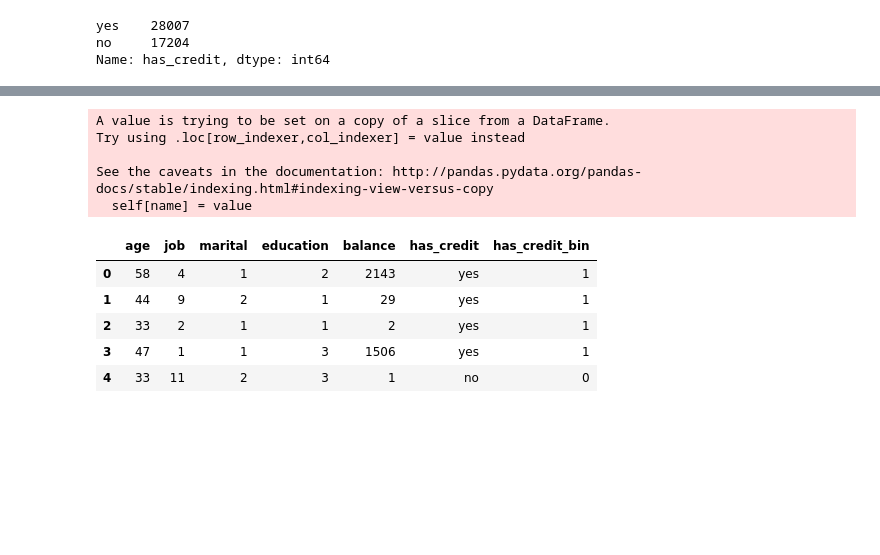
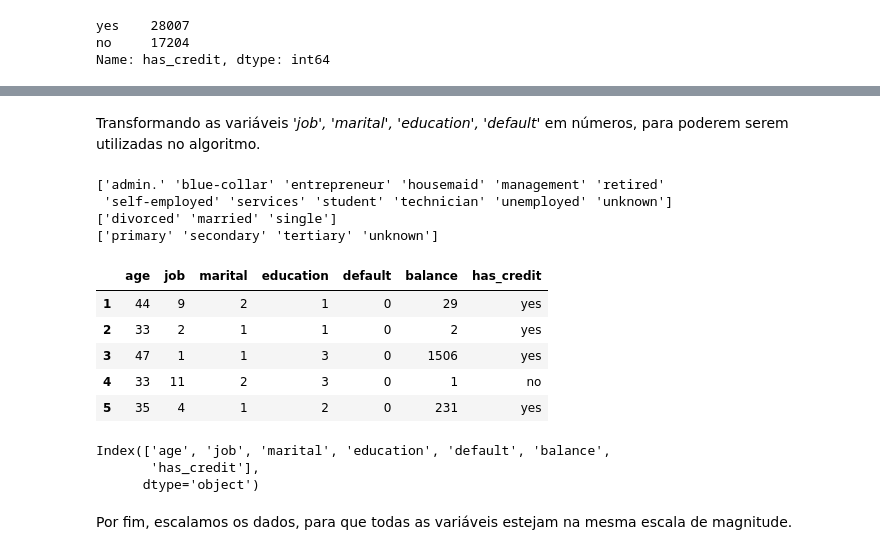
Before and after one commit to joao-a-silva/ds-test-1, a Jupyter notebook: teste_cientista_tailorit.ipynb, the cells around one changed output, grey strips where cells are left out. Drawn from its saved outputs; the diff is of its cells as text; code cells hidden in the pictures; blank space fills up the shorter version.

```diff
--- a/teste_cientista_tailorit.ipynb
+++ b/teste_cientista_tailorit.ipynb
@@ -316,4 +313,2 @@ df.head()
 # %%
-df2 = df[['age', 'job', 'marital', 'education', 'balance', 'has_credit']]
-df2['has_credit_bin'] = df2.has_credit.apply(lambda x: 1 if x == 'yes' else 0)
-df2.head()
+df2 = df[['age', 'job', 'marital', 'education', 'default', 'balance', 'has_credit']]
@@ -330,0 +334,4 @@ See the caveats in the documentation: http://pandas.pydata.org/pandas-docs/stabl
+# %%
+from scipy.stats import iqr
+irq = iqr(df2.age)
+irq
@@ -330,0 +340,3 @@ See the caveats in the documentation: http://pandas.pydata.org/pandas-docs/stabl
+# %%
+df2 = df2[df2.age <= df2.age.mean()+irq]
+sns.distplot(df2.age, color="b", label="yes", bins=10)
@@ -336,0 +358,3 @@ sns.distplot(df2.balance , color="b", label="yes", bins=200)
+# %%
+df2 = df2[(df2.balance <= df2.balance.mean()+irq) & (df2.balance >= df2.balance.mean()-irq) ]
+sns.distplot(df2.balance, color="b", label="yes", bins=100)
@@ -380,18 +392,31 @@ sns.distplot(df3.balance , color="b", label="yes", bins=200)
+# %% [markdown]
+Transformando as variáveis _'job', 'marital', 'education', 'default'_ em números, para poderem serem utilizadas no algoritmo.
 # %%
-le = preprocessing.LabelEncoder()
+df2.default = df2.default.apply(lambda x: 1 if x == 'yes' else 0)
+le = LabelEncoder()
 df2.job = le.fit_transform(df2.job)
+print(le.classes_)
 df2.marital = le.fit_transform(df2.marital)
+print(le.classes_)
 df2.education = le.fit_transform(df2.education)
+print(le.classes_)
 df2.head()
 # %% [output]
-A value is trying to be set on a copy of a slice from a DataFrame.
-Try using .loc[row_indexer,col_indexer] = value instead
-
-See the caveats in the documentation: http://pandas.pydata.org/pandas-docs/stable/indexing.html#indexing-view-versus-copy
-  self[name] = value
+['admin.' 'blue-collar' 'entrepreneur' 'housemaid' 'management' 'retired'
+ 'self-employed' 'services' 'student' 'technician' 'unemployed' 'unknown']
+['divorced' 'married' 'single']
+['primary' 'secondary' 'tertiary' 'unknown']
-|  | age | job | marital | education | balance | has_credit | has_credit_bin |
-| 0 | 58 | 4 | 1 | 2 | 2143 | yes | 1 |
-| 1 | 44 | 9 | 2 | 1 | 29 | yes | 1 |
-| 2 | 33 | 2 | 1 | 1 | 2 | yes | 1 |
-| 3 | 47 | 1 | 1 | 3 | 1506 | yes | 1 |
-| 4 | 33 | 11 | 2 | 3 | 1 | no | 0 |
+|  | age | job | marital | education | default | balance | has_credit |
+| 1 | 44 | 9 | 2 | 1 | 0 | 29 | yes |
+| 2 | 33 | 2 | 1 | 1 | 0 | 2 | yes |
+| 3 | 47 | 1 | 1 | 3 | 0 | 1506 | yes |
+| 4 | 33 | 11 | 2 | 3 | 0 | 1 | no |
+| 5 | 35 | 4 | 1 | 2 | 0 | 231 | yes |
+# %%
+df2.columns
+# %% [output]
+Index(['age', 'job', 'marital', 'education', 'default', 'balance',
+       'has_credit'],
+      dtype='object')
+# %% [markdown]
+Por fim, escalamos os dados, para que todas as variáveis estejam na mesma escala de magnitude.
```
Also changed, not shown: parts of 53 cells of this notebook, 1 other file.
